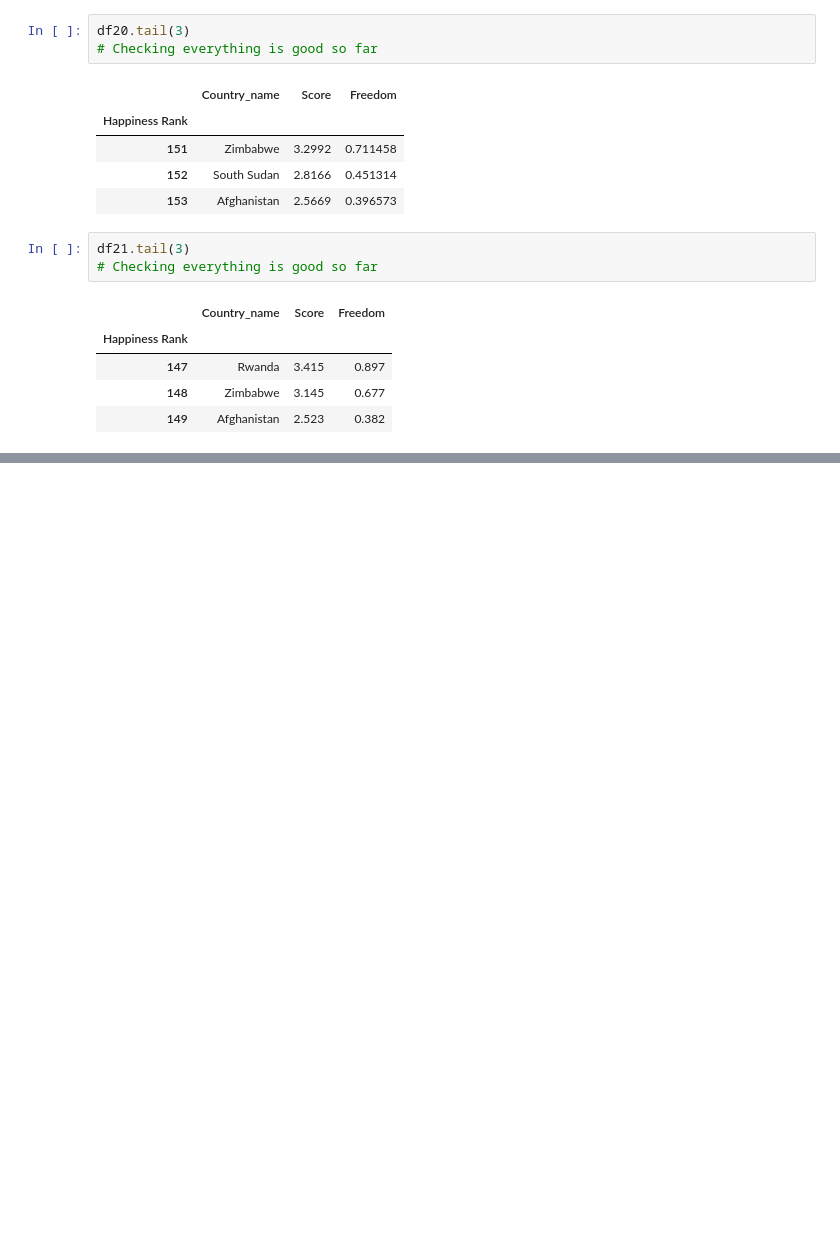
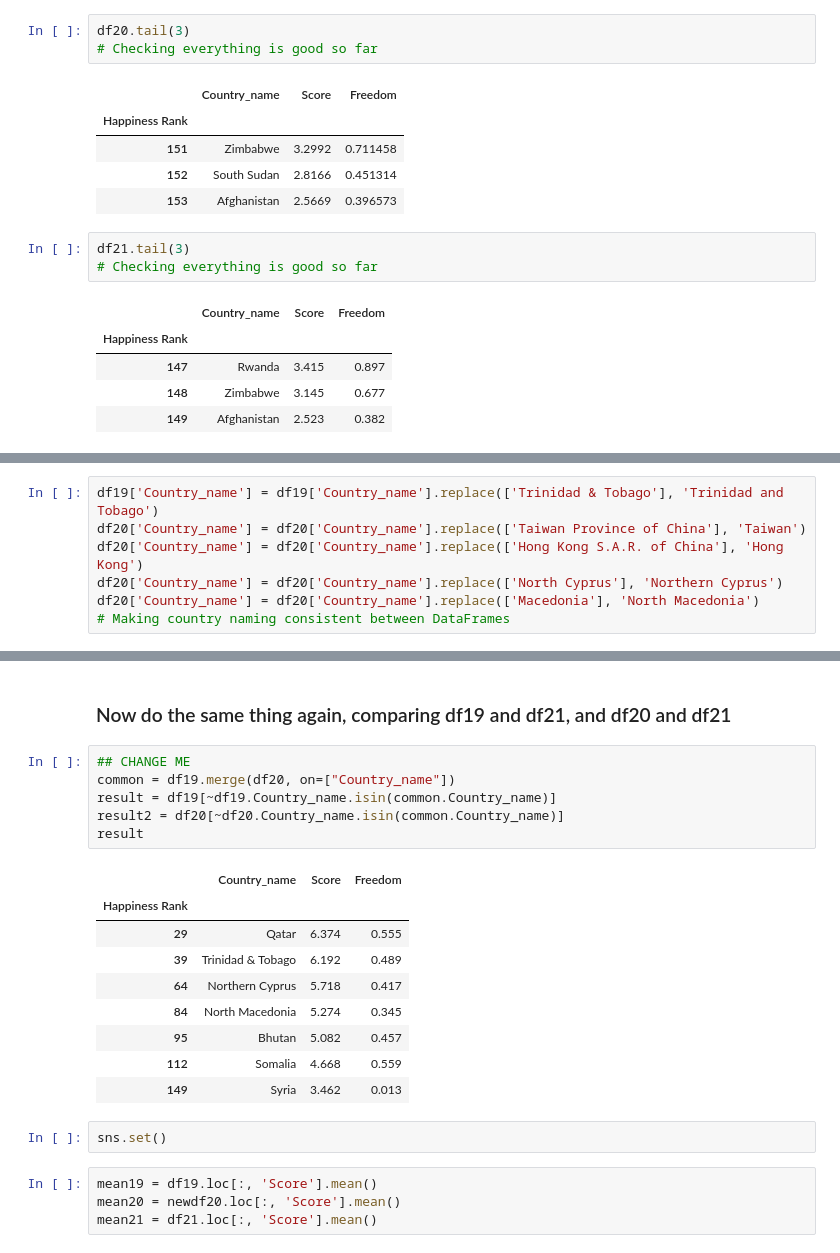
Before and after one commit to torrancefredell/Forge-Launch-Project, a Jupyter notebook: Forge Launch Project.ipynb, the cells around one changed output, grey strips where cells are left out. Saved outputs shown, nothing was run; the diff lists cells and outputs as text; blank space fills up the shorter version.

```diff
--- a/Forge Launch Project.ipynb
+++ b/Forge Launch Project.ipynb
@@ -154,0 +153,7 @@ Happiness Rank
+# %%
+df19['Country_name'] = df19['Country_name'].replace(['Trinidad & Tobago'], 'Trinidad and Tobago')
+df20['Country_name'] = df20['Country_name'].replace(['Taiwan Province of China'], 'Taiwan')
+df20['Country_name'] = df20['Country_name'].replace(['Hong Kong S.A.R. of China'], 'Hong Kong')
+df20['Country_name'] = df20['Country_name'].replace(['North Cyprus'], 'Northern Cyprus')
+df20['Country_name'] = df20['Country_name'].replace(['Macedonia'], 'North Macedonia')
+# Making country naming consistent between DataFrames
@@ -154,0 +196,24 @@ Happiness Rank
+# %% [markdown]
+### Now do the same thing again, comparing df19 and df21, and df20 and df21
+# %%
+## CHANGE ME
+common = df19.merge(df20, on=["Country_name"])
+result = df19[~df19.Country_name.isin(common.Country_name)]
+result2 = df20[~df20.Country_name.isin(common.Country_name)]
+result
+# %% [output]
+|  | Country_name | Score | Freedom |
+| Happiness Rank |  |  |  |
+| 29 | Qatar | 6.374 | 0.555 |
+| 39 | Trinidad & Tobago | 6.192 | 0.489 |
+| 64 | Northern Cyprus | 5.718 | 0.417 |
+| 84 | North Macedonia | 5.274 | 0.345 |
+| 95 | Bhutan | 5.082 | 0.457 |
+| 112 | Somalia | 4.668 | 0.559 |
+| 149 | Syria | 3.462 | 0.013 |
+# %%
+sns.set()
+# %%
+mean19 = df19.loc[:, 'Score'].mean()
+mean20 = newdf20.loc[:, 'Score'].mean()
+mean21 = df21.loc[:, 'Score'].mean()
```
Also changed, not shown: parts of 17 cells of this notebook.
